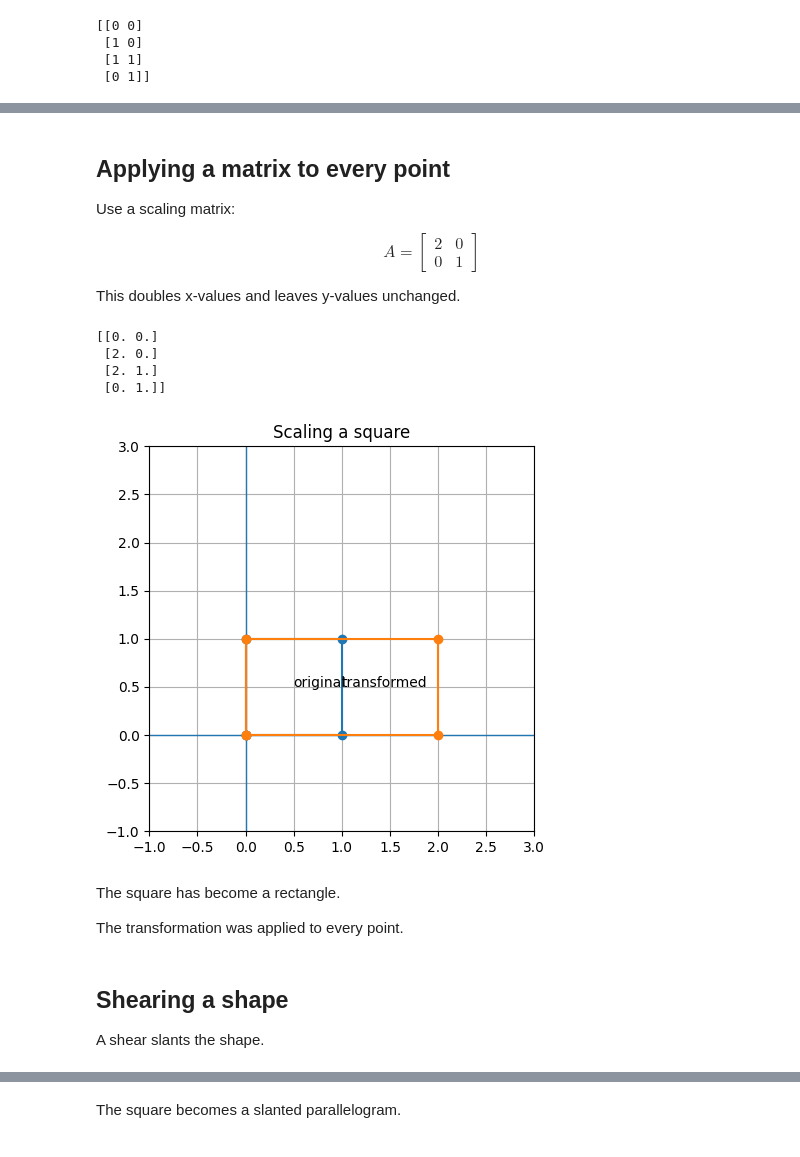
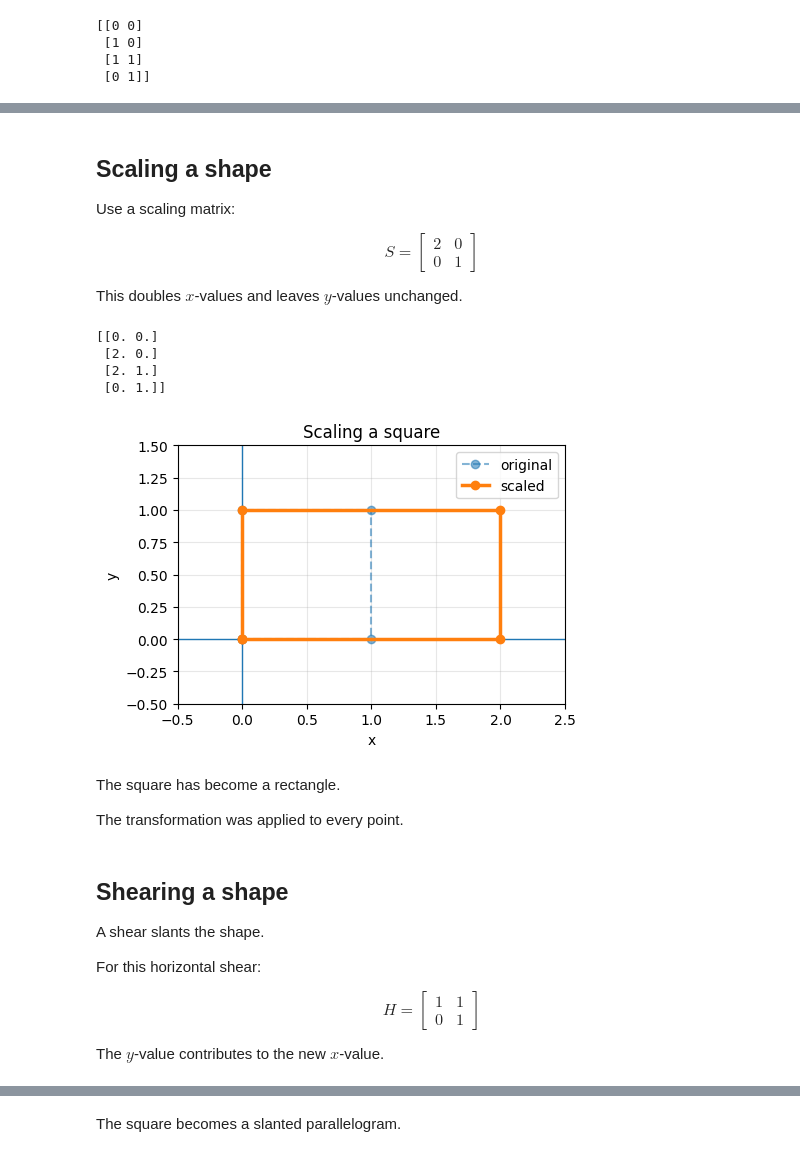
Before and after one commit to AnthonyPWatts/imperial-ai-coursework, a Jupyter notebook: maths-refresh/05-transforming-shapes-with-matrices.ipynb, the cells around one changed output, grey strips where cells are left out. Cells and saved outputs as stored; diff of their text form; code cells hidden in the pictures.

Commit message:
Updated 05 for clarity, including better example plots

```diff
--- a/maths-refresh/05-transforming-shapes-with-matrices.ipynb
+++ b/maths-refresh/05-transforming-shapes-with-matrices.ipynb
@@ -116,41 +144,45 @@ The square is just data: one row per point, two columns for x and y.
 # %% [markdown]
-## Applying a matrix to every point
+## Scaling a shape
 
 Use a scaling matrix:
 
 $$
-A =
+S =
 \begin{bmatrix}
 2 & 0 \\
 0 & 1
 \end{bmatrix}
 $$
 
-This doubles x-values and leaves y-values unchanged.
+This doubles $x$-values and leaves $y$-values unchanged.
 # %%
-A = np.array([
+scale_x = np.array([
     [2, 0],
     [0, 1],
 ])
 
-transformed_square = transform_points(A, square)
+scaled_square = transform_points(scale_x, square)
 
-print(transformed_square)
+print(scaled_square)
 # %% [output]
 [[0. 0.]
  [2. 0.]
  [2. 1.]
  [0. 1.]]
 # %%
-fig, ax = setup_vector_plot(xlim=(-1, 3), ylim=(-1, 3), figsize=(5, 5))
+fig, ax = setup_shape_plot(
+    "Scaling a square",
+    xlim=(-0.5, 2.5),
+    ylim=(-0.5, 1.5),
+    figsize=(5, 4),
+)
 
-plot_shape(ax, square, label="original")
-plot_shape(ax, transformed_square, label="transformed")
-
-ax.set_title("Scaling a square")
+plot_shape(ax, square, label="original", linewidth=1.5, linestyle="--", alpha=0.55)
+plot_shape(ax, scaled_square, label="scaled", linewidth=2.5)
+ax.legend()
 plt.show()
 # %% [output]
-[figure, old version]
+[figure, new version]
 # %% [markdown]
 The square has become a rectangle.
 
@@ -159,4 +191,16 @@ The transformation was applied to every point.
 ## Shearing a shape
 
 A shear slants the shape.
+
+For this horizontal shear:
+
+$$
+H =
+\begin{bmatrix}
+1 & 1 \\
+0 & 1
+\end{bmatrix}
+$$
+
+The $y$-value contributes to the new $x$-value.
 # %%
```
Also changed, not shown: parts of 25 cells of this notebook.
